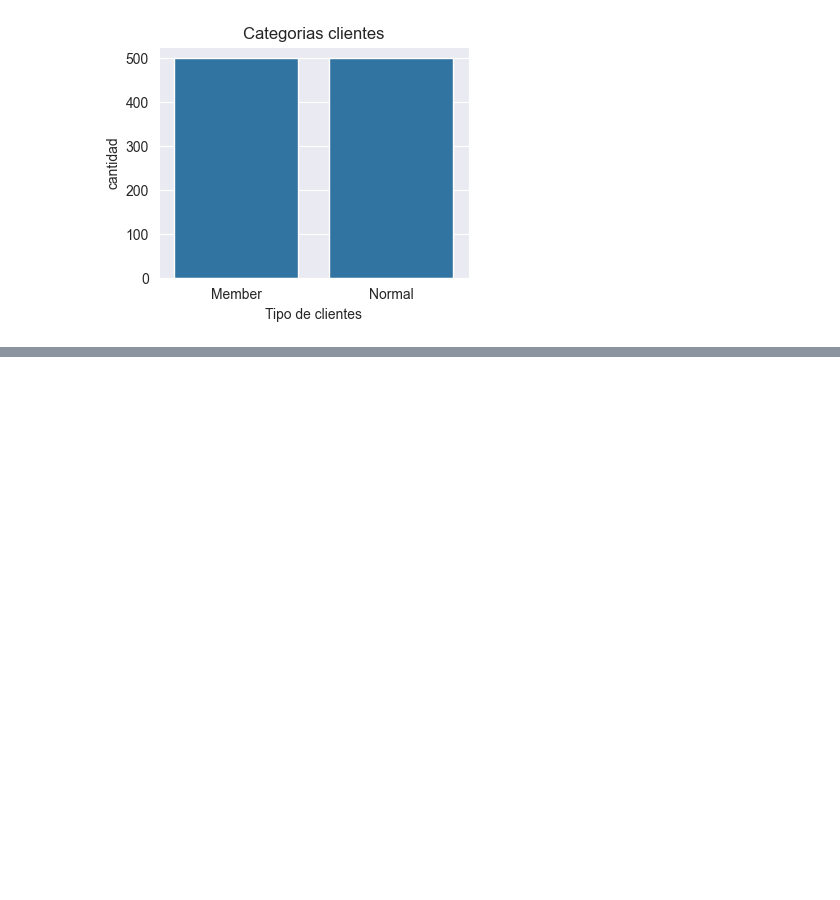
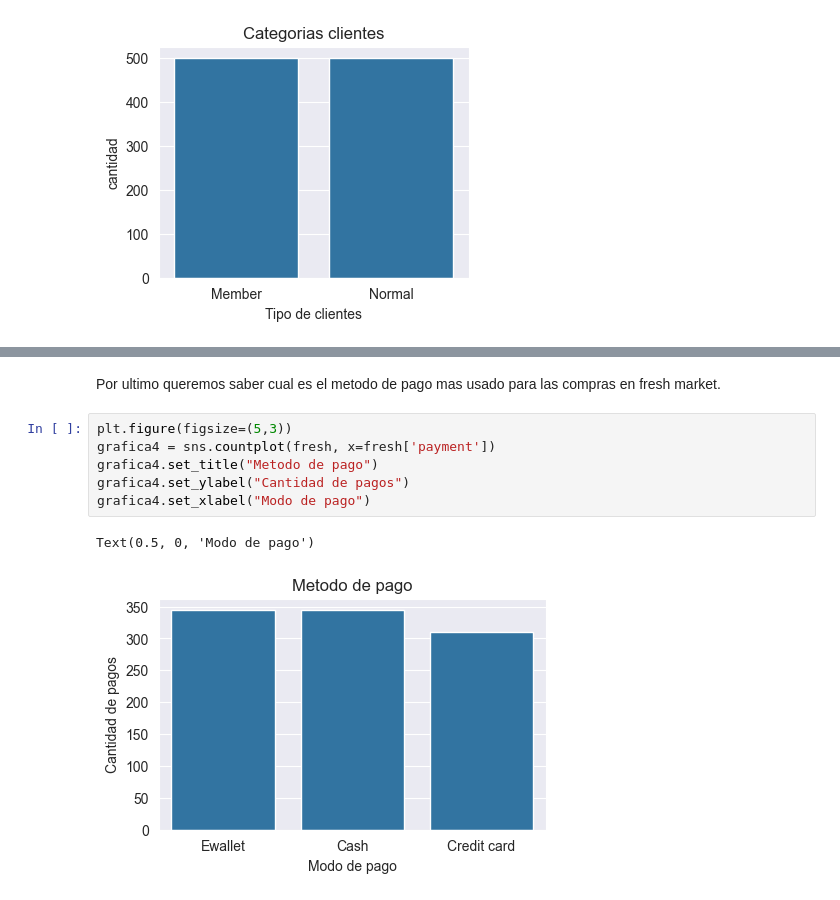
Before and after one commit to 4J-Consulting/FreshMarket-project, a Jupyter notebook: Exploracion/fresh_market_EDA.ipynb, the cells around one changed output, grey strips where cells are left out. Cells and saved outputs as stored; diff of their text form; blank space fills up the shorter version.

```diff
--- a/Exploracion/fresh_market_EDA.ipynb
+++ b/Exploracion/fresh_market_EDA.ipynb
@@ -94,0 +110,11 @@ sns.histplot(data=fresh, x=fresh['branch'])
+# %% [markdown]
+Por ultimo queremos saber cual es el metodo de pago mas usado para las compras en fresh market.
+# %%
+plt.figure(figsize=(5,3))
+grafica4 = sns.countplot(fresh, x=fresh['payment'])
+grafica4.set_title("Metodo de pago")
+grafica4.set_ylabel("Cantidad de pagos")
+grafica4.set_xlabel("Modo de pago")
+# %% [output]
+Text(0.5, 0, 'Modo de pago')
+[figure, added]
```
Also changed, not shown: parts of 7 cells of this notebook.
